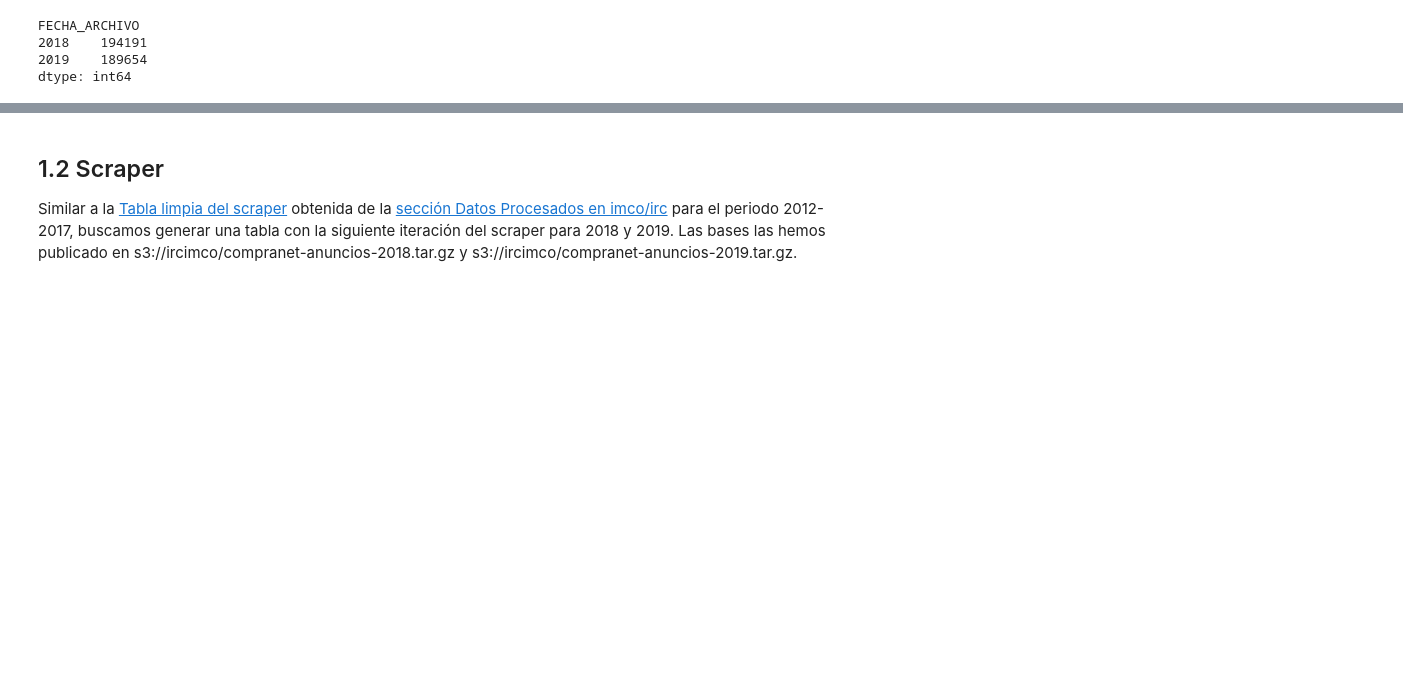
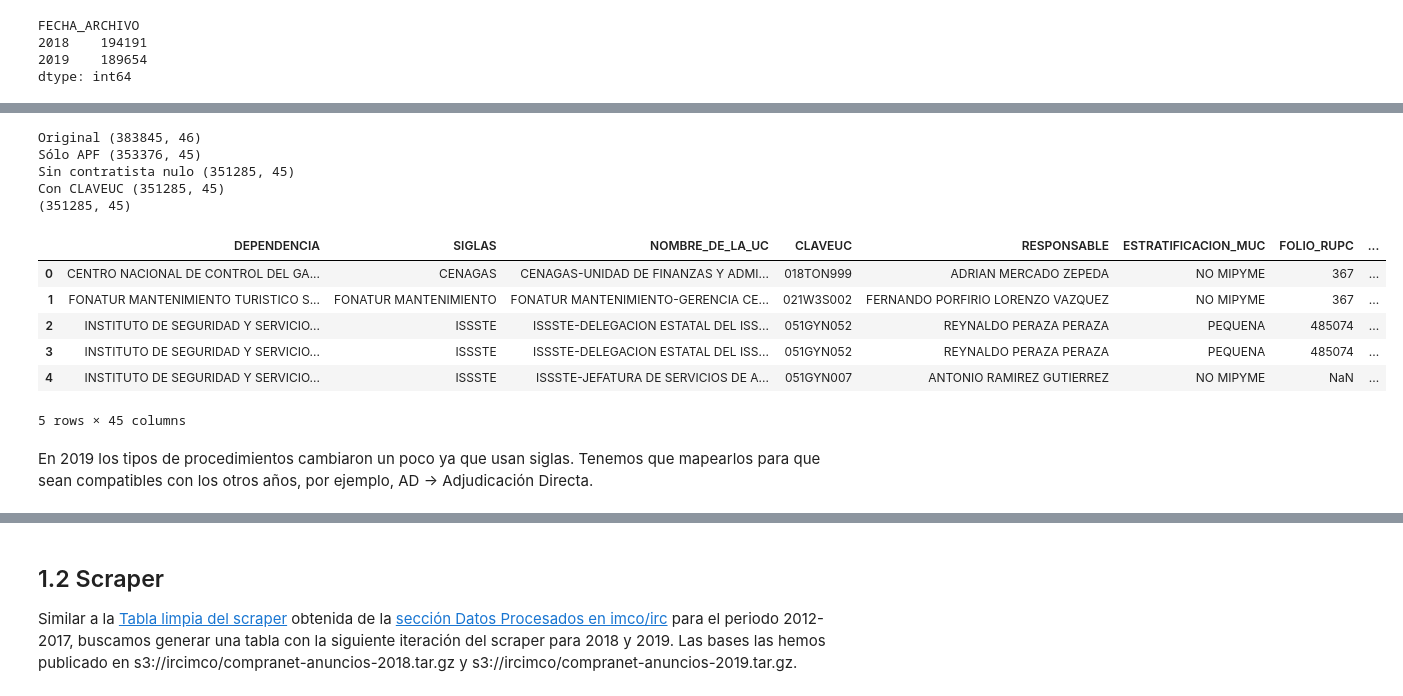
Before and after one commit to imco/IRC, a Jupyter notebook: notebooks/IRC_v2.ipynb, the cells around one changed output, grey strips where cells are left out. Drawn from its saved outputs; the diff is of its cells as text; code cells hidden in the pictures; blank space fills up the shorter version.

Commit message:
Move df_proc cells to the pre-processing section

```diff
--- a/notebooks/IRC_v2.ipynb
+++ b/notebooks/IRC_v2.ipynb
@@ -67,0 +82,49 @@ dtype: int64
+# %%
+print('Original', procs.shape)
+
+df_procedimientos = procs.loc[df_procedimientos.GOBIERNO == 'APF', :]
+df_procedimientos = df_procedimientos.drop('GOBIERNO', axis=1)
+
+print('Sólo APF', df_procedimientos.shape)
+
+df_procedimientos = df_procedimientos.loc[~df_procedimientos.PROVEEDOR_CONTRATISTA.isnull()]
+
+print('Sin contratista nulo', df_procedimientos.shape)
+
+df_procedimientos = df_procedimientos.loc[df_procedimientos.CLAVEUC != 'MISSING']
+
+print('Con CLAVEUC', df_procedimientos.shape)
+
+# Rellenar los valores faltantes de la columna "caracter"
+caracter = df_procedimientos.CARACTER.mask(df_procedimientos.CARACTER == '').fillna('SIN REPORTAR')
+df_procedimientos = df_procedimientos.assign(CARACTER=caracter)
+
+mapa_codigos_caracter = {'N': 'NACIONAL',
+                         'I': 'INTERNACIONAL',
+                         'T': 'INTERNACIONAL BAJO TLC'}
+
+codigos_caracter = df_procedimientos.loc[df_procedimientos.CARACTER == 'SIN REPORTAR'].NUMERO_PROCEDIMIENTO.map(
+    lambda x: x.split('-')[2][0] if isinstance(x, str) else x
+)
+codigos_caracter = codigos_caracter.map(lambda x: mapa_codigos_caracter.get(x, 'SIN REPORTAR'))
+
+df_procedimientos.loc[df_procedimientos.CARACTER == 'SIN REPORTAR', 'CARACTER'] = codigos_caracter
+
+del caracter, mapa_codigos_caracter, codigos_caracter
+print(df_procedimientos.shape)
+df_procedimientos.head()
+# %% [output]
+Original (383845, 46)
+Sólo APF (353376, 45)
+Sin contratista nulo (351285, 45)
+Con CLAVEUC (351285, 45)
+(351285, 45)
+|  | DEPENDENCIA | SIGLAS | NOMBRE_DE_LA_UC | CLAVEUC | RESPONSABLE | ESTRATIFICACION_MUC | FOLIO_RUPC | ... |
+| 0 | CENTRO NACIONAL DE CONTROL DEL GA... | CENAGAS | CENAGAS-UNIDAD DE FINANZAS Y ADMI... | 018TON999 | ADRIAN MERCADO ZEPEDA | NO MIPYME | 367 | ... |
+| 1 | FONATUR MANTENIMIENTO TURISTICO S... | FONATUR MANTENIMIENTO | FONATUR MANTENIMIENTO-GERENCIA CE... | 021W3S002 | FERNANDO PORFIRIO LORENZO VAZQUEZ | NO MIPYME | 367 | ... |
+| 2 | INSTITUTO DE SEGURIDAD Y SERVICIO... | ISSSTE | ISSSTE-DELEGACION ESTATAL DEL ISS... | 051GYN052 | REYNALDO PERAZA PERAZA | PEQUENA | 485074 | ... |
+| 3 | INSTITUTO DE SEGURIDAD Y SERVICIO... | ISSSTE | ISSSTE-DELEGACION ESTATAL DEL ISS... | 051GYN052 | REYNALDO PERAZA PERAZA | PEQUENA | 485074 | ... |
+| 4 | INSTITUTO DE SEGURIDAD Y SERVICIO... | ISSSTE | ISSSTE-JEFATURA DE SERVICIOS DE A... | 051GYN007 | ANTONIO RAMIREZ GUTIERREZ | NO MIPYME | NaN | ... |
+5 rows × 45 columns
+# %% [markdown]
+En 2019 los tipos de procedimientos cambiaron un poco ya que usan siglas. Tenemos que mapearlos para que sean compatibles con los otros años, por ejemplo, AD -> Adjudicación Directa.
```
Also changed, not shown: parts of 16 cells of this notebook.
